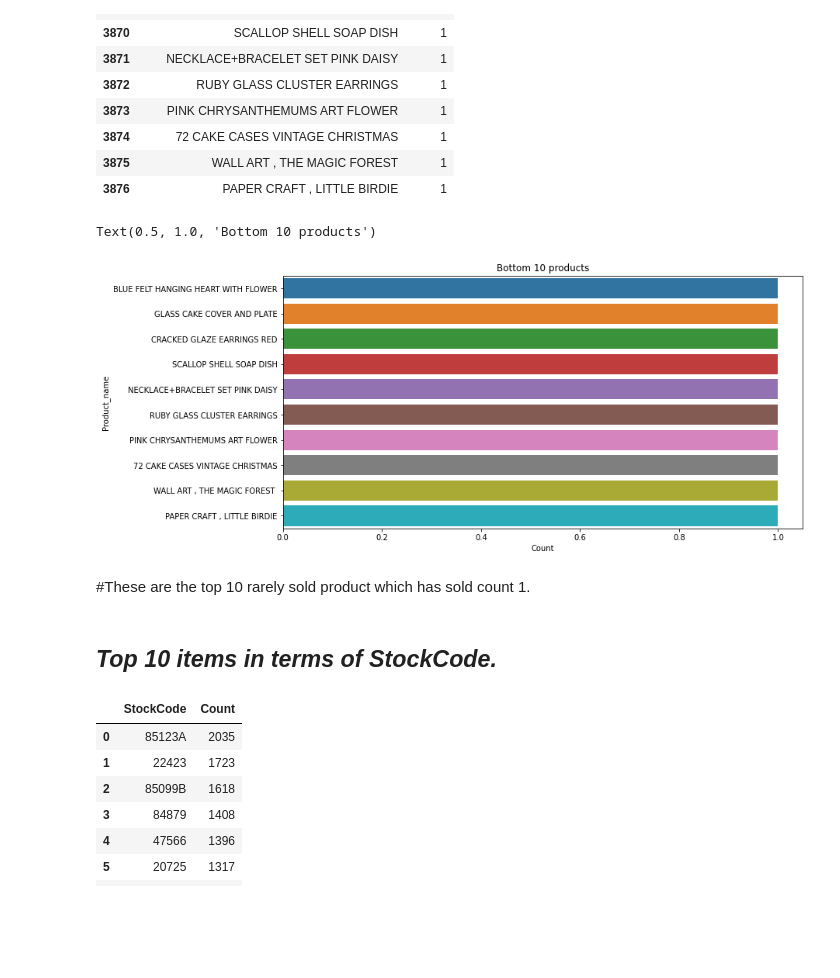
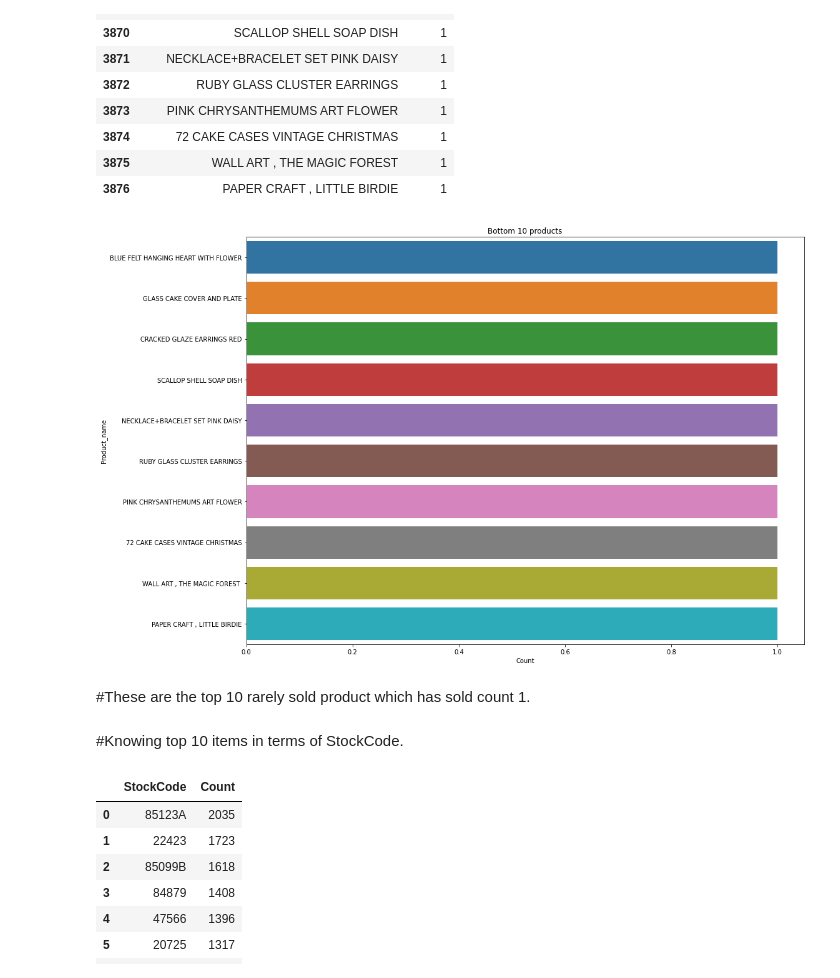
Before and after one commit to Lovejeet-Singh-31/Online-Retail-Customer-Segmentation, a Jupyter notebook: Online_Retail_Customer_Segmentation_Capstone_Project.ipynb, the cells around one changed output. Drawn from its saved outputs; the diff is of its cells as text; code cells hidden in the pictures; blank space fills up the shorter version.

```diff
--- a/Online_Retail_Customer_Segmentation_Capstone_Project.ipynb
+++ b/Online_Retail_Customer_Segmentation_Capstone_Project.ipynb
@@ -332,14 +332,14 @@ bottom_10_product
 | 3876 | PAPER CRAFT , LITTLE BIRDIE | 1 |
 # %%
 # bottom 10 product in terms of description
-plt.figure(figsize=(12,6))
+plt.figure(figsize=(16,12))
 sns.barplot(x=bottom_10_product['Count'],y=bottom_10_product['Product_name'])
 plt.title('Bottom 10 products')
+plt.show()
 # %% [output]
-Text(0.5, 1.0, 'Bottom 10 products')
-[figure, old version]
+[figure, new version]
 # %% [markdown]
 #These are the top 10 rarely sold product which has sold count 1.
 # %% [markdown]
-## ***Top 10 items in terms of StockCode.***
+#Knowing top 10 items in terms of StockCode.
 # %%
```
Also changed, not shown: parts of 5 cells of this notebook.
